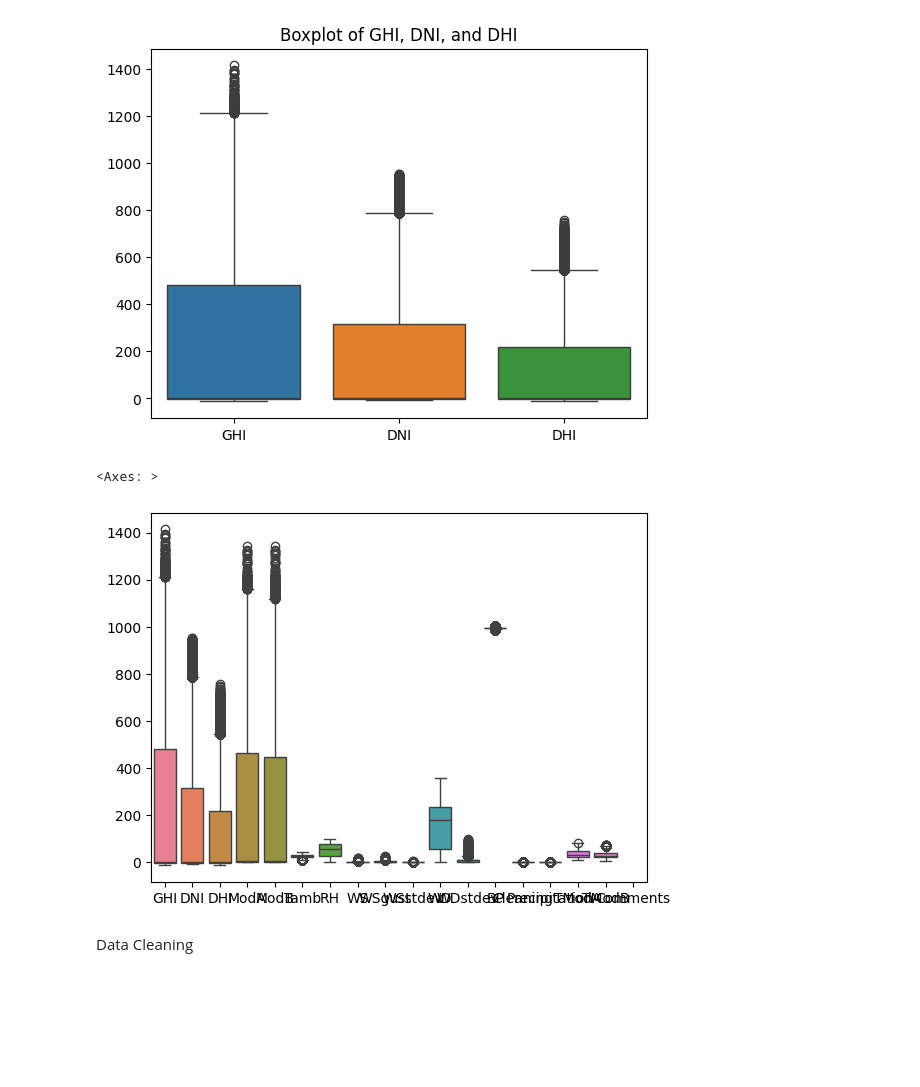
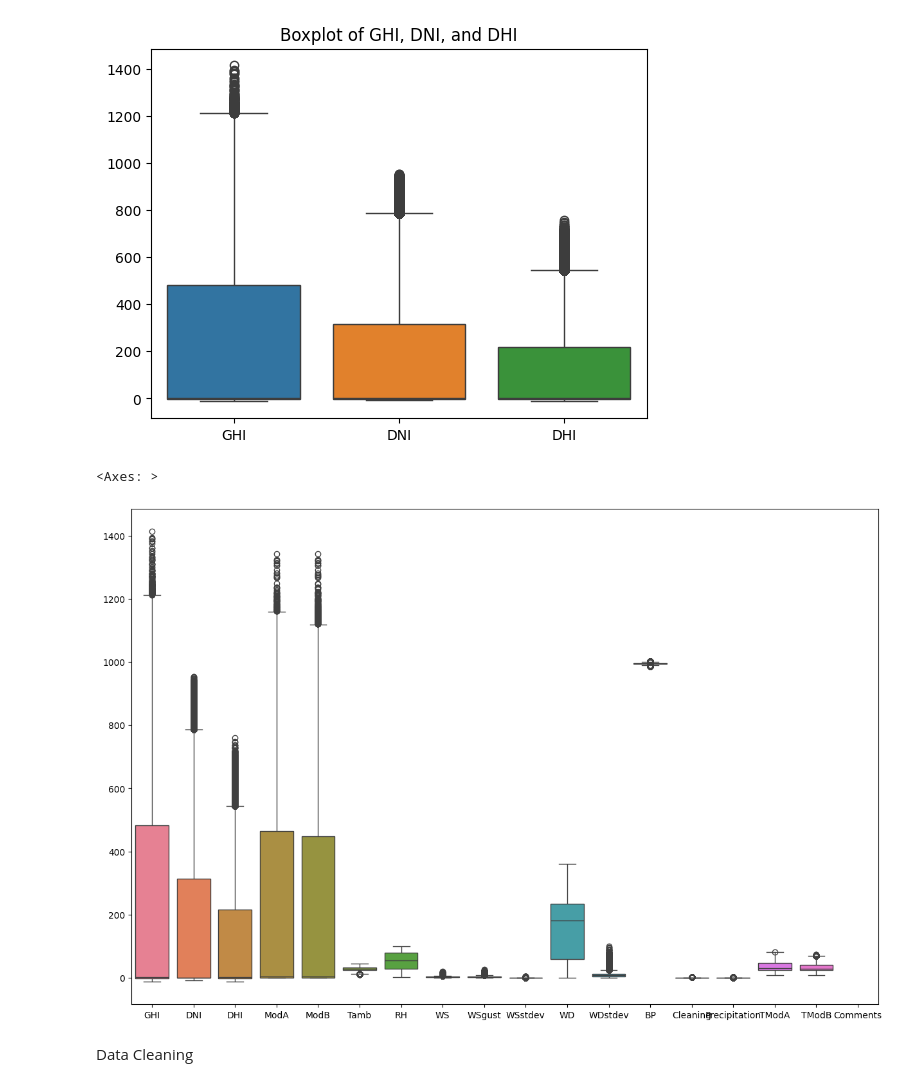
Before and after one commit to Khayo-7/10Academy-Kifiya, a Jupyter notebook: notebooks/EDA_benin-malanville.ipynb, the cells around one changed output. Drawn from its saved outputs; the diff is of its cells as text; code cells hidden in the pictures; blank space fills up the shorter version.

```diff
--- a/notebooks/EDA_benin-malanville.ipynb
+++ b/notebooks/EDA_benin-malanville.ipynb
@@ -175,10 +203,11 @@ plt.show()
 # %% [output]
 [figure]
 # %%
+plt.figure(figsize=(15, 10))
 sns.boxplot(data=df)
 # %% [output]
 <Axes: >
-[figure, old version]
+[figure, new version]
 # %% [markdown]
 Data Cleaning
 # %%
```
Also changed, not shown: parts of 16 cells of this notebook.
